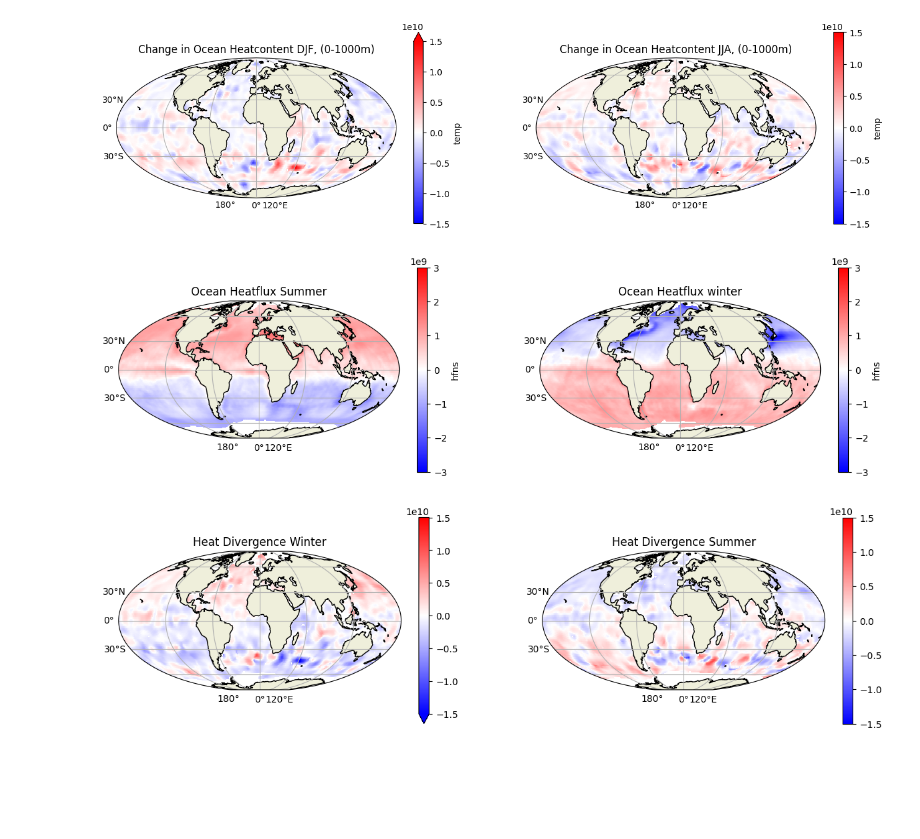
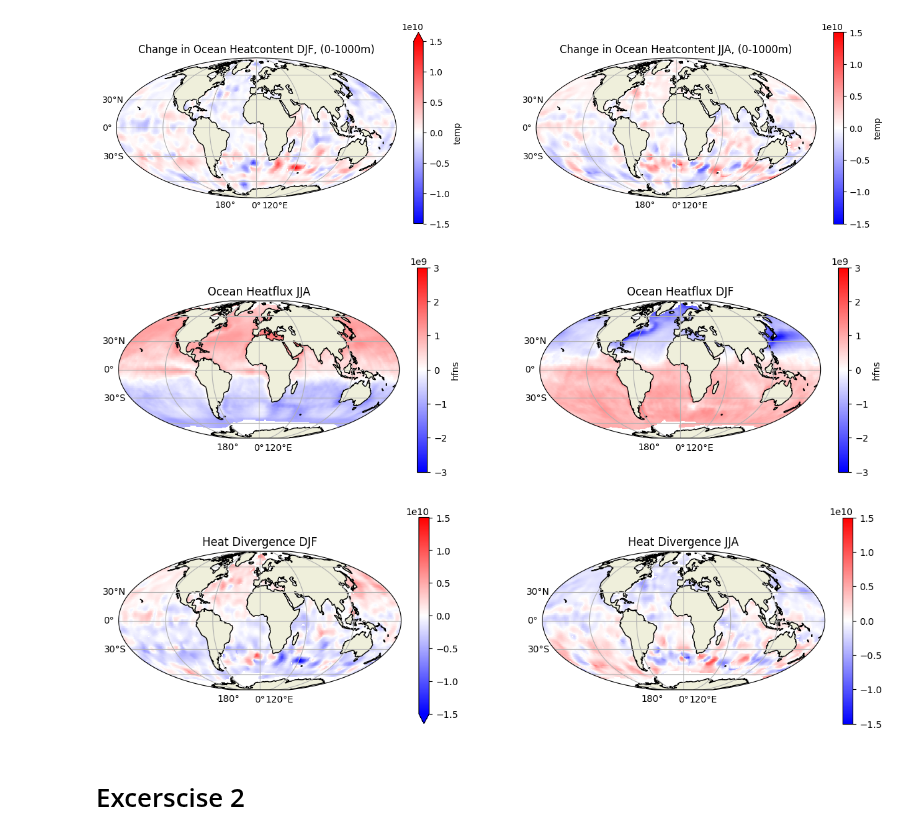
Before and after one commit to JRethemeier/Thermohaline-Circulation, a Jupyter notebook: Assignment2/Assignment2.ipynb, the cells around one changed output. Saved outputs shown, nothing was run; the diff lists cells and outputs as text; code cells hidden in the pictures; blank space fills up the shorter version.

```diff
--- a/Assignment2/Assignment2.ipynb
+++ b/Assignment2/Assignment2.ipynb
@@ -12,13 +14,15 @@ from cartopy.feature import LAND, COASTLINE # Vectordata of the Coastline and la
 # Read files (when in same folder as this notebook)
 levitus_file = "Levitus_climatology.nc"
 levitus = xr.open_dataset(levitus_file, engine="scipy", decode_times=False)
+levitus = levitus.rename({"X": "lon", "Y": "lat"}) # Rename the dimensions for easier understanding
 
 ocean_atmosphere_heat_flux_file = "Ocean-atmosphere_heat-flux.nc"
 oa_heat_flux = xr.open_dataset(ocean_atmosphere_heat_flux_file, engine="scipy", decode_times=False)
+oa_heat_flux = oa_heat_flux.rename({"Y": "lat"}) # Rename the dimensions for easier understanding
 
 # Not yet used
-isopycnal_file = "MIMOC_Z_GRID_v2.2_PT_S_month01.nc"
-isopycnal = xr.open_dataset(isopycnal_file, decode_times=False)
+mimoc_file = "MIMOC_Z_GRID_v2.2_PT_S_month01.nc"
+mimoc = xr.open_dataset(mimoc_file, decode_times=False)
 # %%
 # Define given values
 specific_heat_capacity = 3.94e3
@@ -85,9 +88,8 @@ oa_heat_flux["lon"] = xr.where(
 oa_heat_flux = (
     oa_heat_flux
     .swap_dims({"X": "lon"}) # Make the new values to our dimension
-    .sel(**{"lon":sorted(oa_heat_flux.lon_adj)}) # make sure to sort them
+    .sel(**{"lon":sorted(oa_heat_flux.lon)}) # make sure to sort them
     .drop("X") # drop the old Dimension
-    .rename({"Y": "lat"}) # rename the Y to lat for easier understanding
 )
 # %%
 # Get the total heat by multiplying eachs month value with the number of days in that month,
@@ -102,27 +104,29 @@ heatflux_JJA = (
     ).T *24*60*60
 # %%
 fig = plt.figure(figsize=(15, 4))
-ax = fig.add_subplot(121, projection=Mollweide())
-basemap(ax)
-heatflux_JJA.plot(ax=ax, transform=PlateCarree(), vmin=-3e9, vmax=3e9, cmap="bwr")
-ax.set_title("Ocean Heatflux JJA")
-ax = fig.add_subplot(122, projection=Mollweide())
-basemap(ax)
-heatflux_DJF.plot(ax=ax, transform=PlateCarree(), vmin=-3e9, vmax=3e9, cmap="bwr")
-ax.set_title("Ocean Heatflux DJF")
+ax1 = fig.add_subplot(121, projection=Mollweide())
+basemap(ax1)
+heatflux_JJA.plot(ax=ax1, transform=PlateCarree(), vmin=-3e9, vmax=3e9, cmap="bwr")
+ax1.set_title("Ocean Heatflux JJA")
+ax2 = fig.add_subplot(122, projection=Mollweide())
+basemap(ax2)
+heatflux_DJF.plot(ax=ax2, transform=PlateCarree(), vmin=-3e9, vmax=3e9, cmap="bwr")
+ax2.set_title("Ocean Heatflux DJF")
 plt.show()
 # %% [output]
-[figure, old version]
+[figure, new version]
 # %%
 fig = plt.figure(figsize=(15, 4))
-ax = fig.add_subplot(121, projection=Mollweide())
-basemap(ax)
-(-heatflux_DJF-ocean_heatcontent_change_DJF).plot(ax=ax, transform=PlateCarree(), vmin=-1.5e10, vmax=1.5e10, cmap="bwr")
-ax.set_title("Heat Divergence DJF")
-ax = fig.add_subplot(122, projection=Mollweide())
-basemap(ax)
-(-heatflux_JJA-ocean_heatcontent_change_JJA).plot(ax=ax, transform=PlateCarree(), vmin=-1.5e10, vmax=1.5e10, cmap="bwr")
-ax.set_title("Heat Divergence JJA")
+ax1 = fig.add_subplot(121, projection=Mollweide())
+basemap(ax1)
+(-heatflux_DJF-ocean_heatcontent_change_DJF).plot(ax=ax1, transform=PlateCarree(), vmin=-1.5e10, vmax=1.5e10, cmap="bwr")
+ax1.set_title("Heat Divergence DJF")
+ax2 = fig.add_subplot(122, projection=Mollweide())
+basemap(ax2)
+(-heatflux_JJA-ocean_heatcontent_change_JJA).plot(ax=ax2, transform=PlateCarree(), vmin=-1.5e10, vmax=1.5e10, cmap="bwr")
+ax2.set_title("Heat Divergence JJA")
 plt.show()
 # %% [output]
-[figure, old version]
+[figure, new version]
+# %% [markdown]
+# Excerscise 2
```
Also changed, not shown: parts of 9 cells of this notebook, 1 other file.
